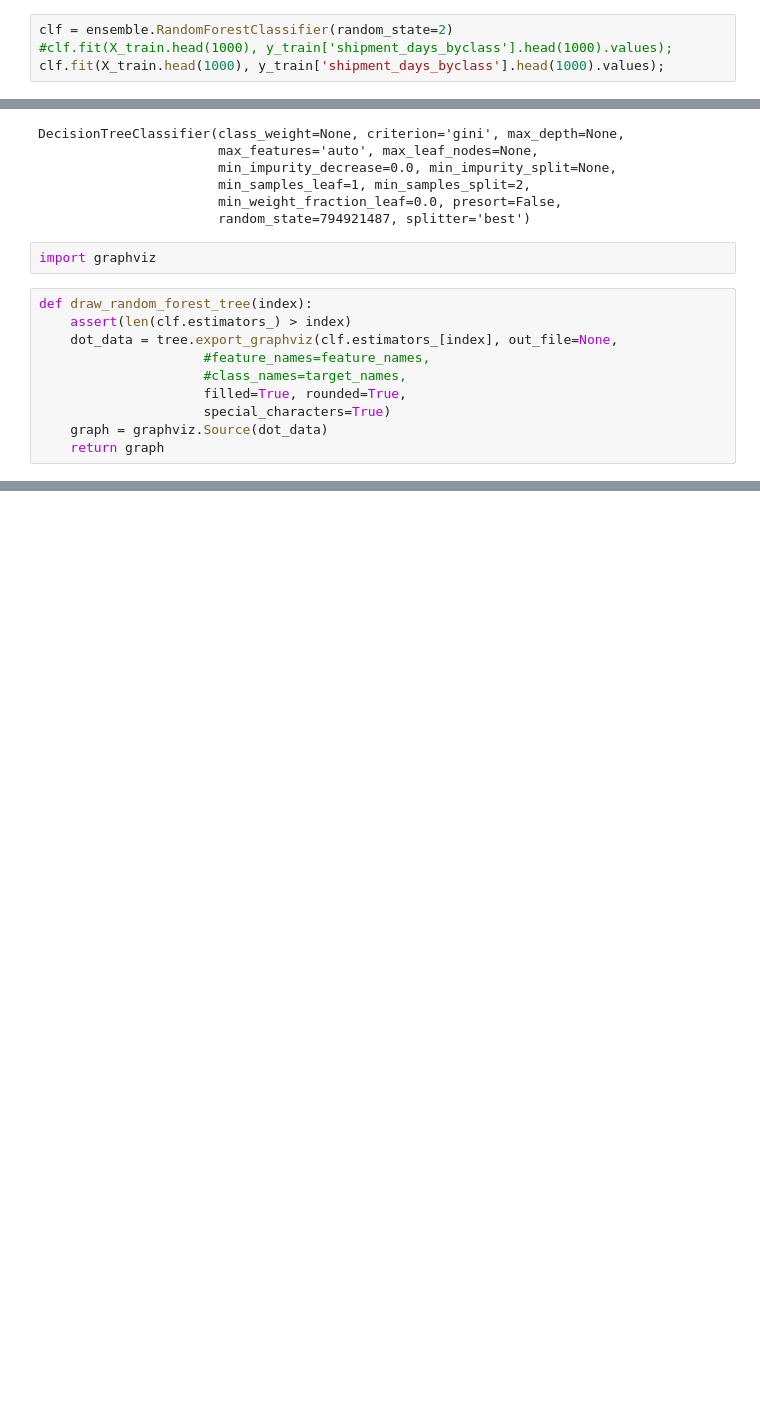
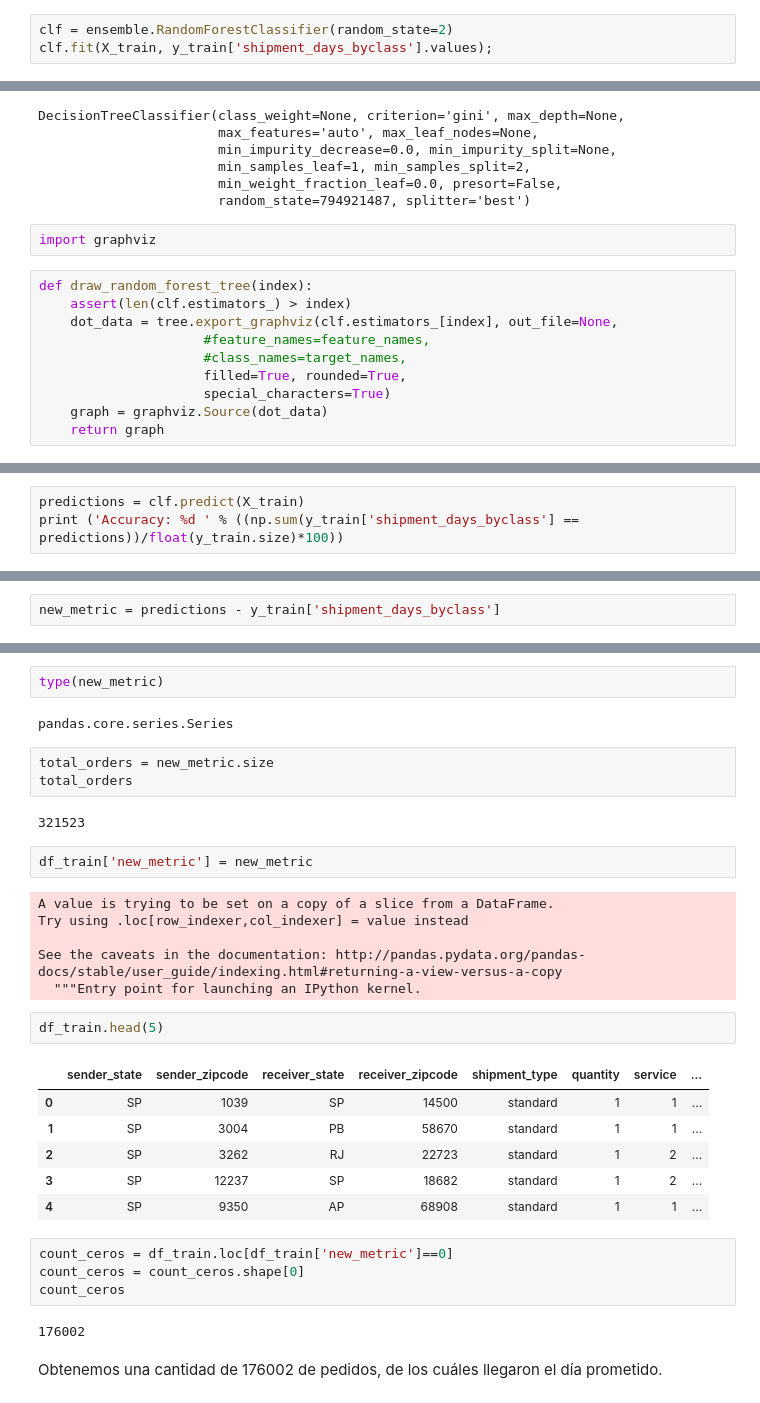
Before and after one commit to cnoeliachaves/diplodatos, a Jupyter notebook: mentoria/practico4.ipynb, the cells around one changed output, grey strips where cells are left out. Drawn from its saved outputs; the diff is of its cells as text; blank space fills up the shorter version.

```diff
--- a/mentoria/practico4.ipynb
+++ b/mentoria/practico4.ipynb
@@ -715,7 +667,6 @@ clf = clf.fit(X_train.head(1000), y_train.head(1000))
 # %%
 clf = ensemble.RandomForestClassifier(random_state=2)
-#clf.fit(X_train.head(1000), y_train['shipment_days_byclass'].head(1000).values);
-clf.fit(X_train.head(1000), y_train['shipment_days_byclass'].head(1000).values);
+clf.fit(X_train, y_train['shipment_days_byclass'].values);
 # %%
 target_names={'clase_0','clase_1','clase_2','clase_3','clase_4','clase_5','clase_6'}
 # %%
@@ -749,0 +704,3 @@ draw_random_forest_tree(1)
+# %%
+predictions = clf.predict(X_train)
+print ('Accuracy: %d ' % ((np.sum(y_train['shipment_days_byclass'] == predictions))/float(y_train.size)*100))
@@ -749,0 +713,2 @@ draw_random_forest_tree(1)
+# %%
+new_metric = predictions - y_train['shipment_days_byclass']
@@ -749,0 +736,34 @@ draw_random_forest_tree(1)
+# %%
+type(new_metric)
+# %% [output]
+pandas.core.series.Series
+# %%
+total_orders = new_metric.size
+total_orders
+# %% [output]
+321523
+# %%
+df_train['new_metric'] = new_metric
+# %% [output]
+A value is trying to be set on a copy of a slice from a DataFrame.
+Try using .loc[row_indexer,col_indexer] = value instead
+
+See the caveats in the documentation: http://pandas.pydata.org/pandas-docs/stable/user_guide/indexing.html#returning-a-view-versus-a-copy
+  """Entry point for launching an IPython kernel.
+# %%
+df_train.head(5)
+# %% [output]
+|  | sender_state | sender_zipcode | receiver_state | receiver_zipcode | shipment_type | quantity | service | ... |
+| 0 | SP | 1039 | SP | 14500 | standard | 1 | 1 | ... |
+| 1 | SP | 3004 | PB | 58670 | standard | 1 | 1 | ... |
+| 2 | SP | 3262 | RJ | 22723 | standard | 1 | 2 | ... |
+| 3 | SP | 12237 | SP | 18682 | standard | 1 | 2 | ... |
+| 4 | SP | 9350 | AP | 68908 | standard | 1 | 1 | ... |
+# %%
+count_ceros = df_train.loc[df_train['new_metric']==0]
+count_ceros = count_ceros.shape[0]
+count_ceros
+# %% [output]
+176002
+# %% [markdown]
+Obtenemos una cantidad de 176002 de pedidos, de los cuáles llegaron el día prometido.
```
Also changed, not shown: parts of 48 cells of this notebook.
